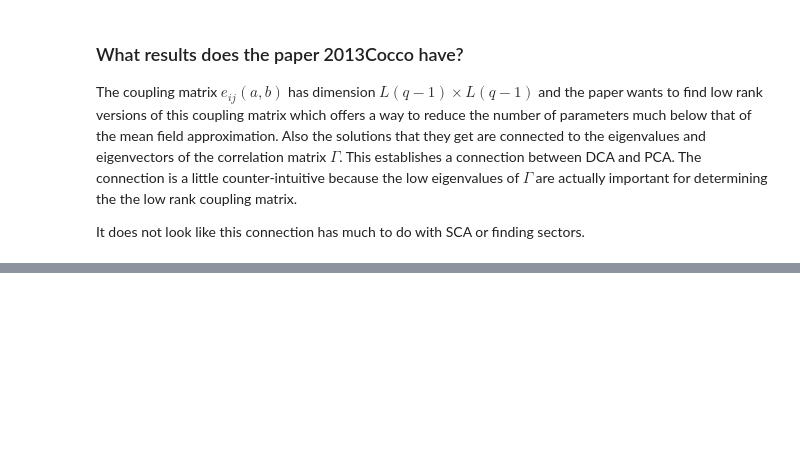
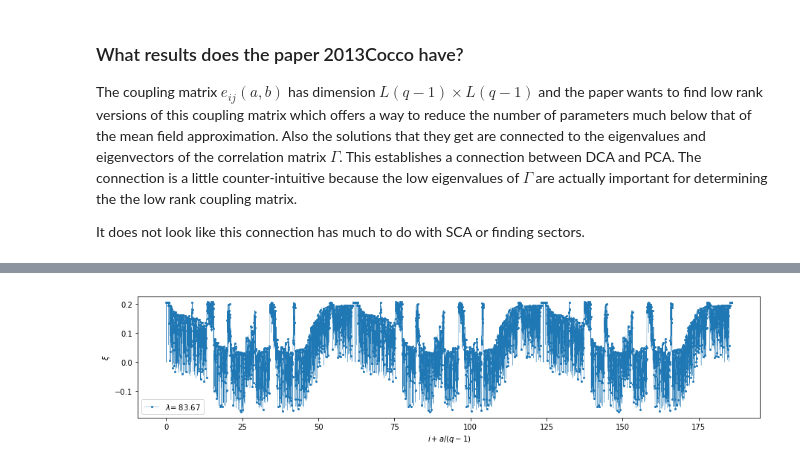
Before and after one commit to sameerd/Romerolab, a Jupyter notebook: projects/PCA_to_DCA/notebooks/PCA_to_DCA.ipynb, the cells around one changed output, grey strips where cells are left out. Saved outputs shown, nothing was run; the diff lists cells and outputs as text; code cells hidden in the pictures; blank space fills up the shorter version.

```diff
--- a/projects/PCA_to_DCA/notebooks/PCA_to_DCA.ipynb
+++ b/projects/PCA_to_DCA/notebooks/PCA_to_DCA.ipynb
@@ -349,0 +350,32 @@ _ = plt.hist(evals, bins=500)
+# %%
+def get_pattern(idx):
+    prefactor = np.sqrt(np.abs(1 - 1. / evals[idx]))
+    pattern = prefactor * (D_ii_inv @ evecs[:, idx])
+    return (pattern)
+
+def expand_pattern_into_three_lines(pattern):
+    """ Patter is a 1-D numpy array of size N"""
+    # if N is the size of pattern
+    # x is just [0,0,0, 1,1,1, 2,2,2 ... N,N,N ]
+    x = np.repeat(np.arange(pattern.shape[0]), 3)
+
+    # for y we are going to interleave [0, p[0], 0, 0, p[1], 0, .... 0, p[N-1], 0
+    expand_pattern = np.repeat(pattern, 3).reshape(pattern.shape[0], 3)
+    expand_pattern[0, :] = 0
+    expand_pattern[2, :] = 0
+
+    y = expand_pattern.flatten(order='F')
+
+    # now x and y are such that it will plot vertical lines from 0 to p for each index
+    # the lines go from the x-axis to the pattern and then back to the x-axis
+    return (x, y)
+
+def plot_pattern(idx):
+    pattern = get_pattern(idx)
+    fig = plt.figure(figsize=(15, 3))
+    px, py = expand_pattern_into_three_lines(pattern)
+    plt.plot(px/(q-1), py, marker='o', markevery=(1, 3), markersize=2, linewidth=0.3,
+         label="$\lambda$= {0:.2f}".format(evals[idx]))
+    plt.xlabel("$i + a/(q-1)$")
+    plt.ylabel("$\\xi$")
+    plt.legend()
@@ -349,0 +387,5 @@ _ = plt.hist(evals, bins=500)
+# %%
+# plot pattern corresponding to the largest eigenvalue
+plot_pattern(-1)
+# %% [output]
+[figure, added]
```
Also changed, not shown: parts of 10 cells of this notebook.
